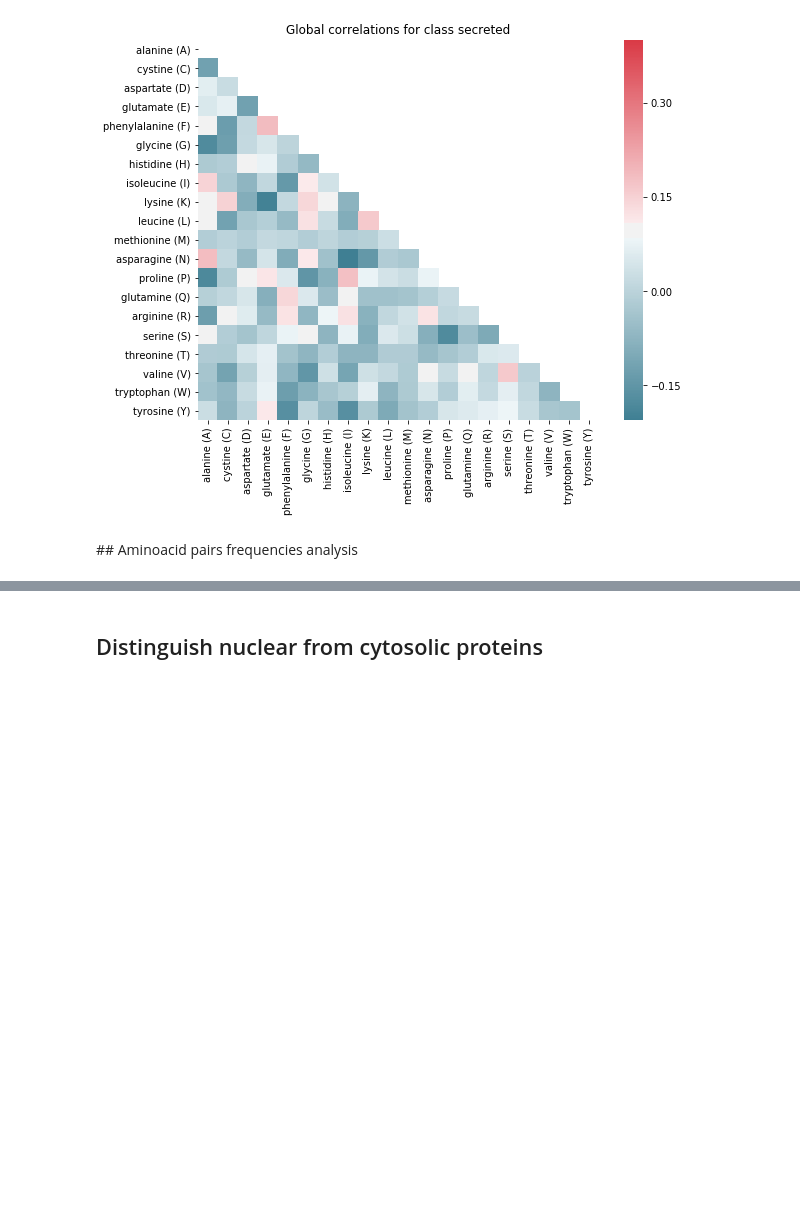
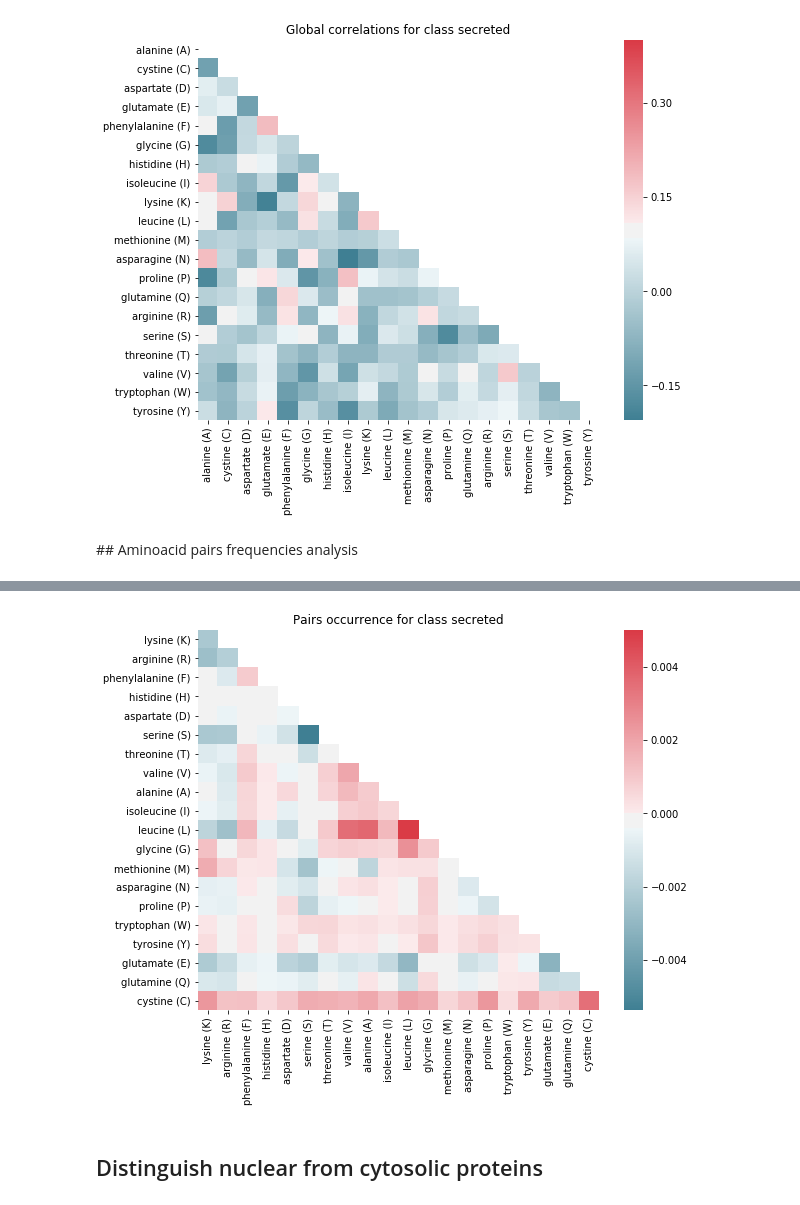
Before and after one commit to mathisgentine/predicting-subcellular-location, a Jupyter notebook: src/eda.ipynb, the cells around one changed output, grey strips where cells are left out. Saved outputs shown, nothing was run; the diff lists cells and outputs as text; code cells hidden in the pictures; blank space fills up the shorter version.

```diff
--- a/src/eda.ipynb
+++ b/src/eda.ipynb
@@ -190,3 +198,11 @@ aminoacid_pairs_heatmap(df_train_dummy[df_train_dummy['class_3'] != 1],
+# %%
+aminoacid_pairs_heatmap(df_train_dummy[df_train_dummy['class_3'] != 1],
+                       df_train_dummy[df_train_dummy['class_3'] == 1],
+                       freq_key='counts_pairs_localfirst_',
+                       title='Pairs occurrence for class {}'.format(class_dict_inv[3]),
+                       vmax=.005)
+# %% [output]
+[figure, added]
 # %% [markdown]
 ## Distinguish nuclear from cytosolic proteins
 # %%
```
Also changed, not shown: parts of 17 cells of this notebook, 6 other files.
